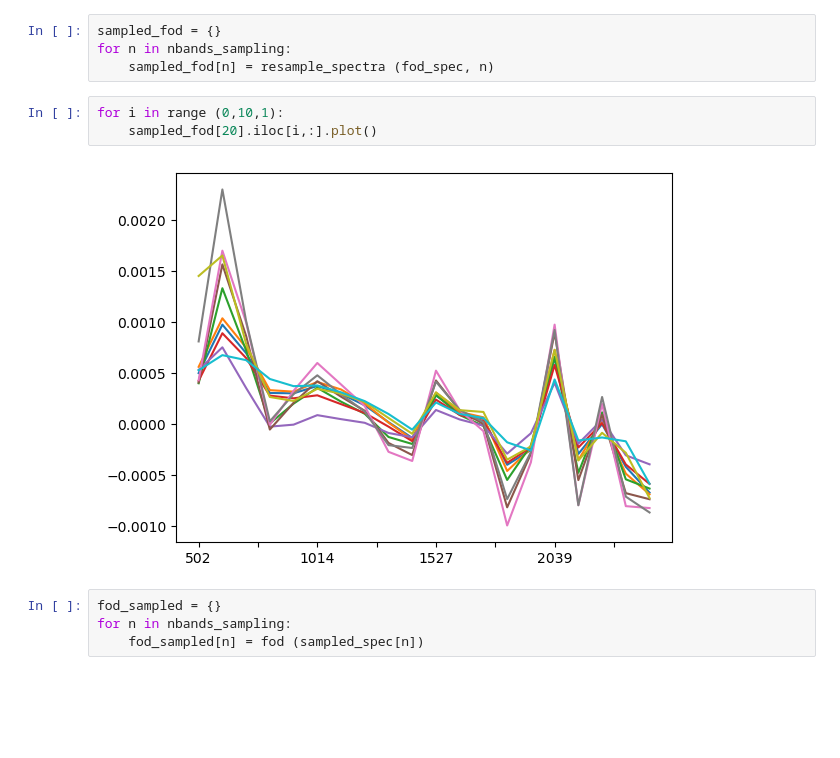
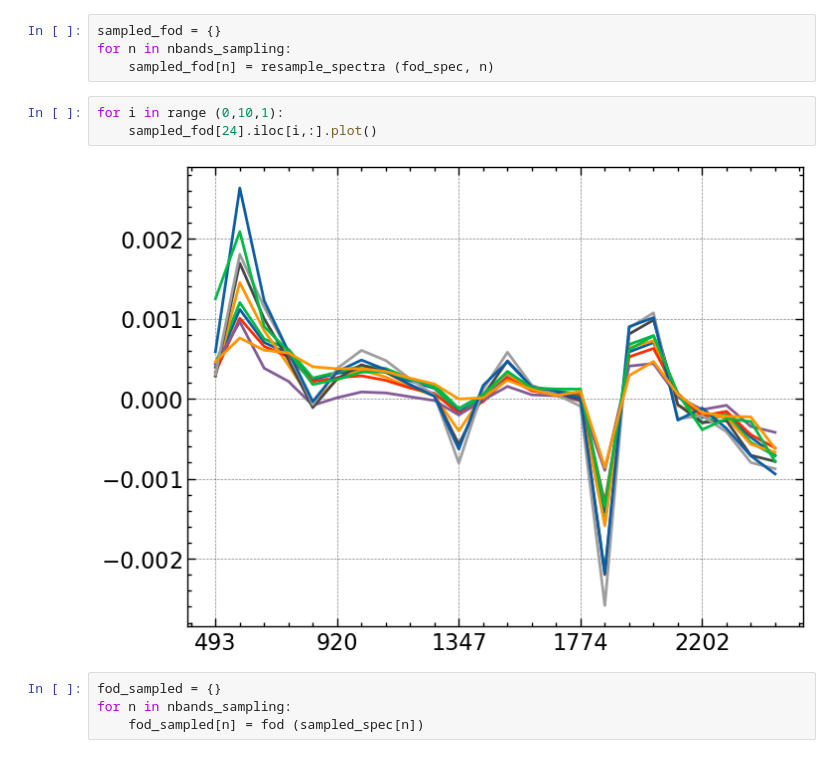
Before and after one commit to SwetaSingh87/SharedPython, a Jupyter notebook: Legacy/Main.ipynb, the cells around one changed output. Drawn from its saved outputs; the diff is of its cells as text; blank space fills up the shorter version.

```diff
--- a/Legacy/Main.ipynb
+++ b/Legacy/Main.ipynb
@@ -242,9 +244,9 @@ for n in nbands_sampling:
     sampled_fod[n] = resample_spectra (fod_spec, n)
 # %%
 for i in range (0,10,1):
-    sampled_fod[20].iloc[i,:].plot()
+    sampled_fod[24].iloc[i,:].plot()
 # %% [output]
-[figure, old version]
+[figure, new version]
 # %%
 fod_sampled = {}
 for n in nbands_sampling:
```
Also changed, not shown: parts of 4 cells of this notebook, 3 other files.
